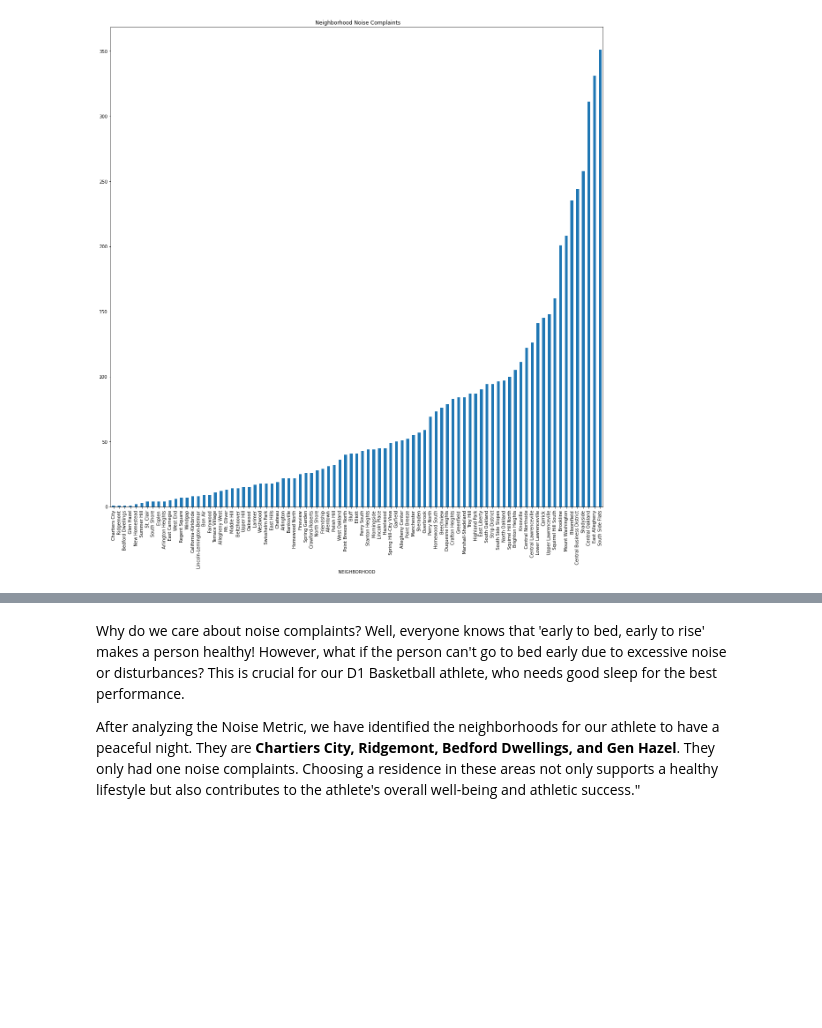
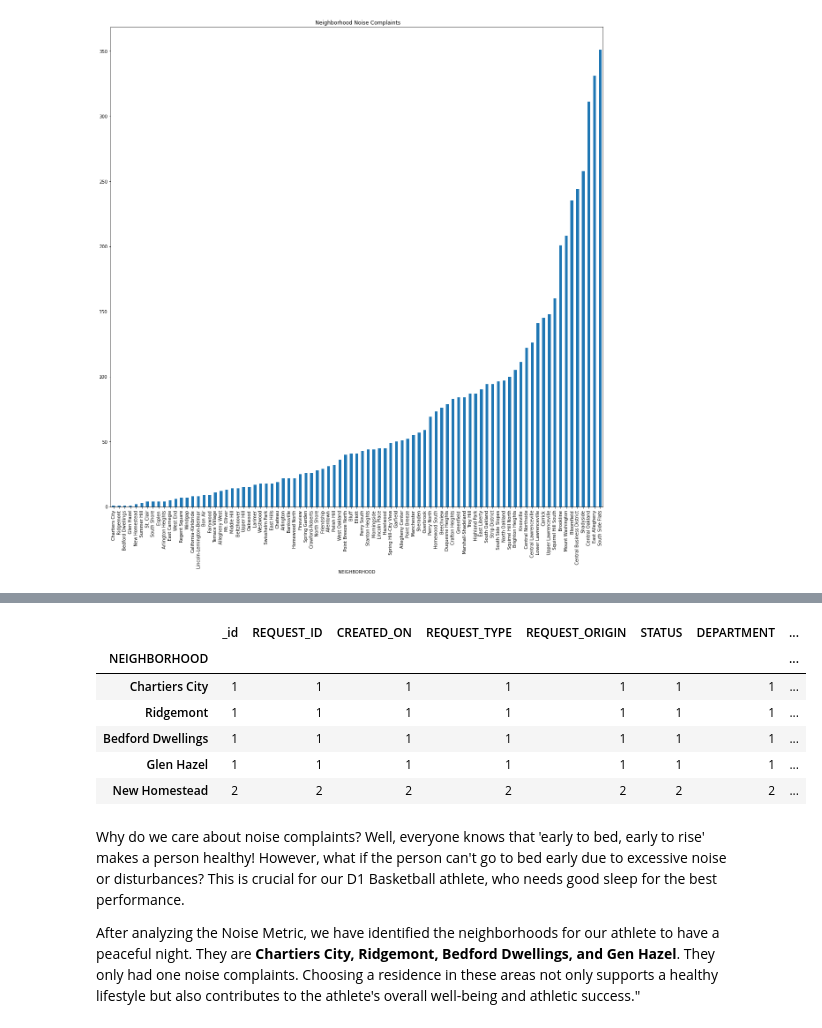
Before and after one commit to Margaret-O/Tres-Amigas-Final-Project, a Jupyter notebook: Final-Project-Noise/Final Project.ipynb, the cells around one changed output, grey strips where cells are left out. Saved outputs shown, nothing was run; the diff lists cells and outputs as text; code cells hidden in the pictures; blank space fills up the shorter version.

```diff
--- a/Final-Project-Noise/Final Project.ipynb
+++ b/Final-Project-Noise/Final Project.ipynb
@@ -171,3 +171,13 @@ sortedneighborhood["REQUEST_ID"].plot.bar(figsize=(20,20), title=" Neighborhood
+# %%
+sortedneighborhood.head(5)
+# %% [output]
+|  | _id | REQUEST_ID | CREATED_ON | REQUEST_TYPE | REQUEST_ORIGIN | STATUS | DEPARTMENT | ... |
+| NEIGHBORHOOD |  |  |  |  |  |  |  | ... |
+| Chartiers City | 1 | 1 | 1 | 1 | 1 | 1 | 1 | ... |
+| Ridgemont | 1 | 1 | 1 | 1 | 1 | 1 | 1 | ... |
+| Bedford Dwellings | 1 | 1 | 1 | 1 | 1 | 1 | 1 | ... |
+| Glen Hazel | 1 | 1 | 1 | 1 | 1 | 1 | 1 | ... |
+| New Homestead | 2 | 2 | 2 | 2 | 2 | 2 | 2 | ... |
 # %% [markdown]
 Why do we care about noise complaints? Well, everyone knows that 'early to bed, early to rise' makes a person healthy! However, what if the person can't go to bed early due to excessive noise or disturbances? This is crucial for our D1 Basketball athlete, who needs good sleep for the best performance.
 
```
Also changed, not shown: parts of 15 cells of this notebook.
